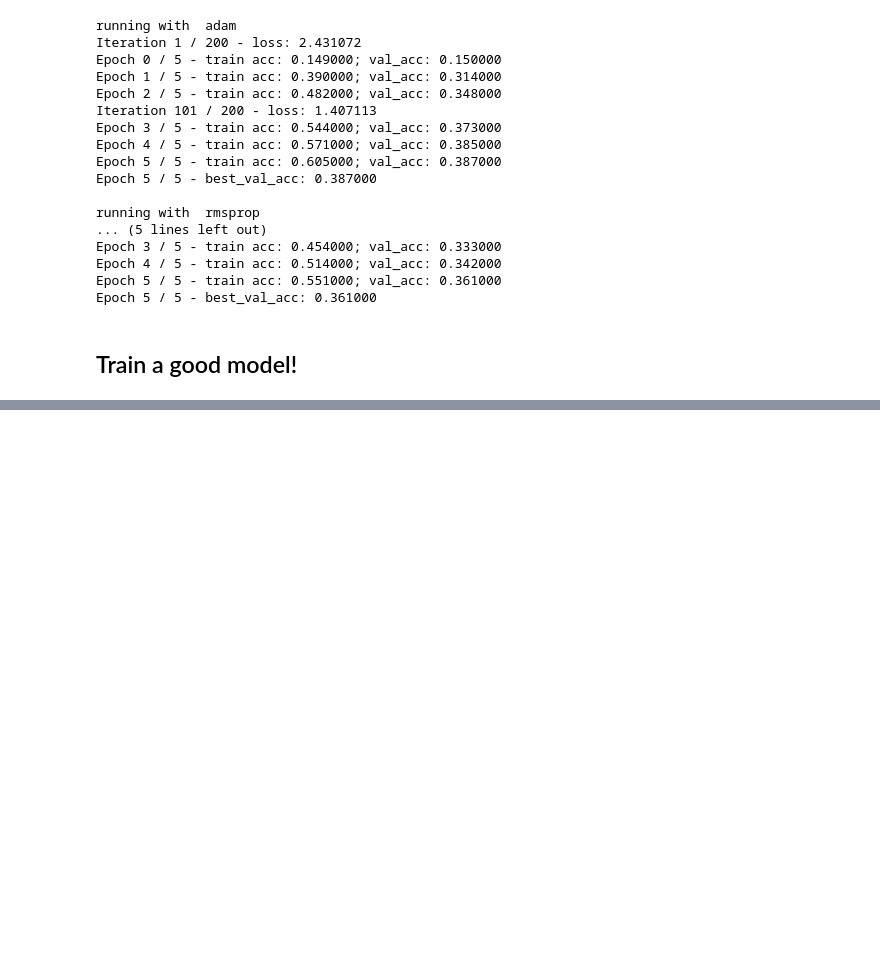
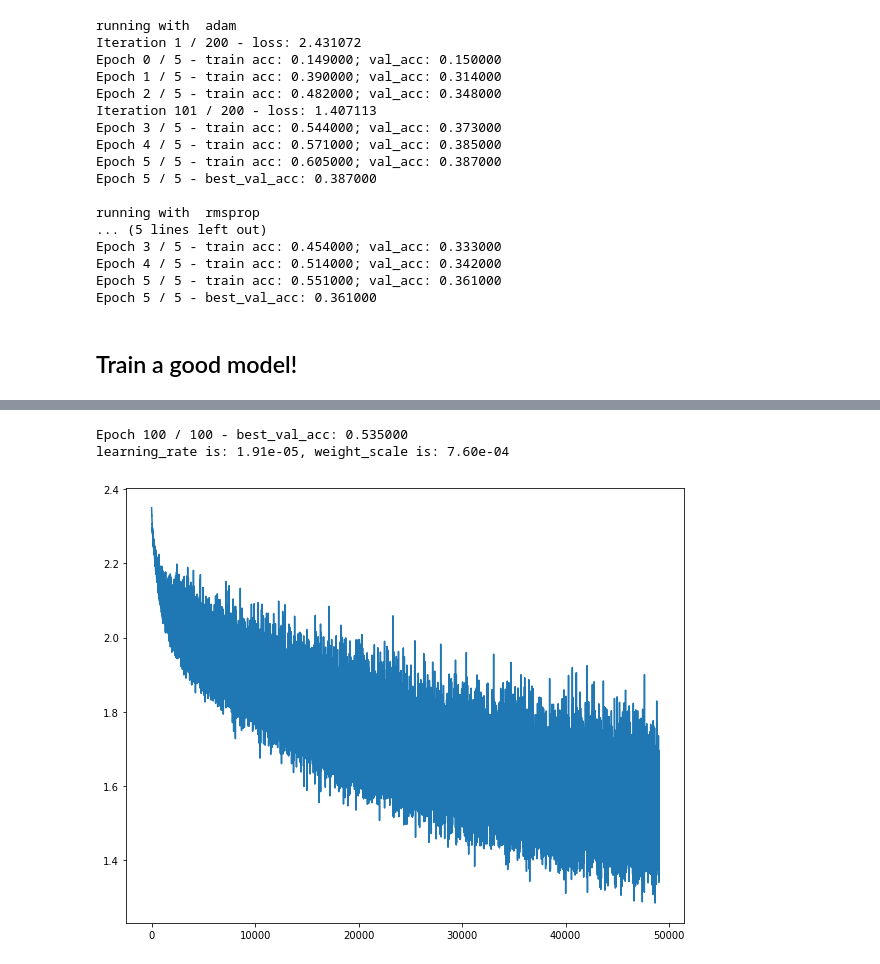
Before and after one commit to FortiLeiZhang/cs231n, a Jupyter notebook: code/cs231n/assignment2/FullyConnectedNets.ipynb, the cells around one changed output, grey strips where cells are left out. Saved outputs shown, nothing was run; the diff lists cells and outputs as text; code cells hidden in the pictures; blank space fills up the shorter version.

```diff
--- a/code/cs231n/assignment2/FullyConnectedNets.ipynb
+++ b/code/cs231n/assignment2/FullyConnectedNets.ipynb
@@ -581,0 +639,30 @@ Train a good model!
+# %%
+best_val_acc = 0.0
+best_solver = None
+
+hidden_dims = [50] * 5
+lr = 1.91e-5
+ws = 7.6e-4
+
+model = FullyConnectedNet(hidden_dims, dropout=1,
+                          normalization='batch_norm', reg=1.0, weight_scale=ws)
+solver = Solver(model, data, update_rule='adam',
+                optim_config={'learning_rate':lr}, lr_decay=1.0, num_epoch=100, batch_size=100,
+               verbose=False)
+solver.train()
+val_acc = np.max(solver.val_acc_history)
+
+print('learning_rate is: %.2e, weight_scale is: %.2e' %(lr, ws))
+if val_acc > best_val_acc:
+    best_val_acc = val_acc
+    best_model = model
+    best_solver = solver
+    best_hidden_dims = hidden_dims
+# %% [output]
+Epoch 100 / 100 - best_val_acc: 0.535000
+learning_rate is: 1.91e-05, weight_scale is: 7.60e-04
+# %%
+plt.plot(best_solver.loss_history)
+plt.show()
+# %% [output]
+[figure, added]
```
Also changed, not shown: parts of 9 cells of this notebook, 11 other files.
